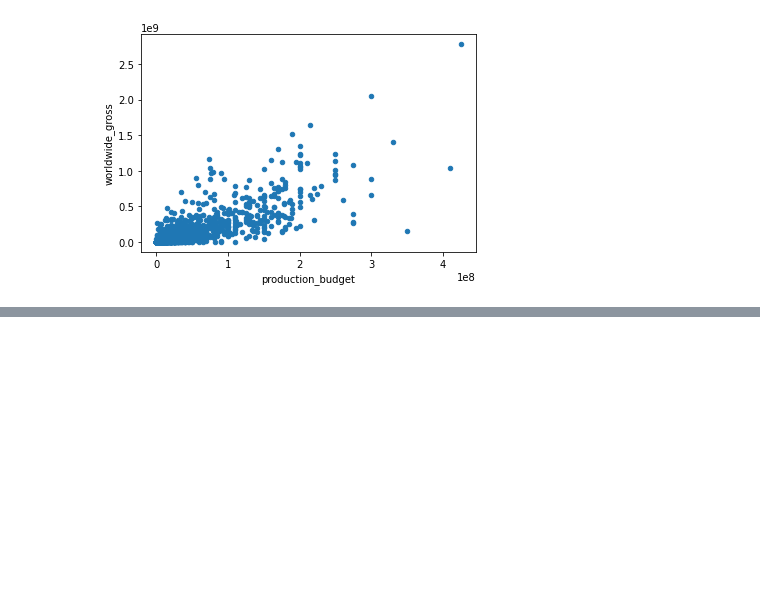
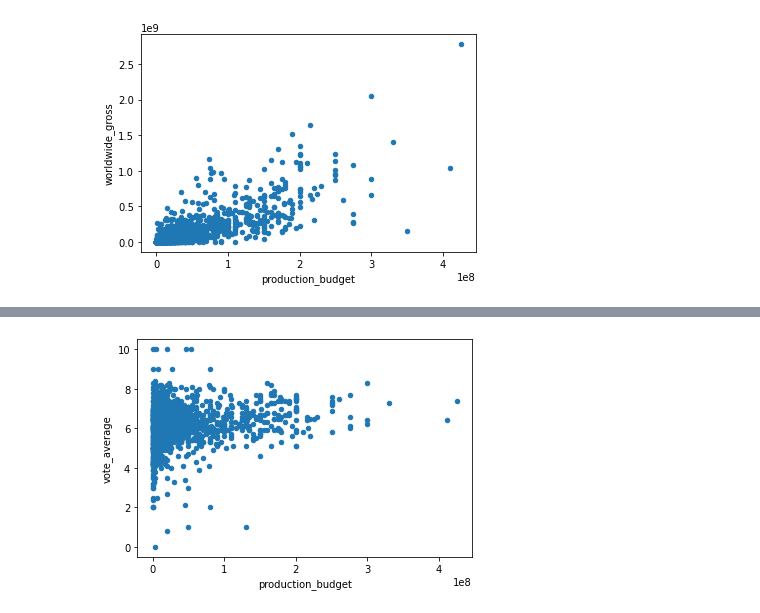
Before and after one commit to ramses02/Movies_Phase_2, a Jupyter notebook: ben_scratch_code.ipynb, the cells around one changed output, grey strips where cells are left out. Cells and saved outputs as stored; diff of their text form; code cells hidden in the pictures; blank space fills up the shorter version.

```diff
--- a/ben_scratch_code.ipynb
+++ b/ben_scratch_code.ipynb
@@ -184,3 +184,7 @@ tmbd_movies.head()
 | 2 | 2 | [12, 28, 878] | 10138 | en | Iron Man 2 | 28.515 | 2010-05-07 | Iron Man 2 | ... |
 | 3 | 3 | [16, 35, 10751] | 862 | en | Toy Story | 28.005 | 1995-11-22 | Toy Story | ... |
 | 4 | 4 | [28, 878, 12] | 27205 | en | Inception | 27.920 | 2010-07-16 | Inception | ... |
+# %%
+tmbd_movies1 = tmbd_movies[['original_title' , 'popularity' , 'vote_average']]
+# %%
+tmbd_movies1.drop_duplicates(inplace=True)
@@ -719,3 +740,5 @@ all_runtime_budgets.plot.scatter(x='production_budget',y='profit');
 all_runtime_budgets.plot.scatter(x='production_budget',y='worldwide_gross');
 # %% [output]
 [figure]
+# %%
+tmbd_movies1_budgets = tmbd_movies1.merge(all_runtime_budgets, how='inner', left_on='original_title', right_on='movie', )
@@ -721,0 +754,4 @@ all_runtime_budgets.plot.scatter(x='production_budget',y='worldwide_gross');
+# %%
+tmbd_movies1_budgets.plot.scatter(x='production_budget', y='vote_average');
+# %% [output]
+[figure, added]
```
Also changed, not shown: parts of 24 cells of this notebook.
